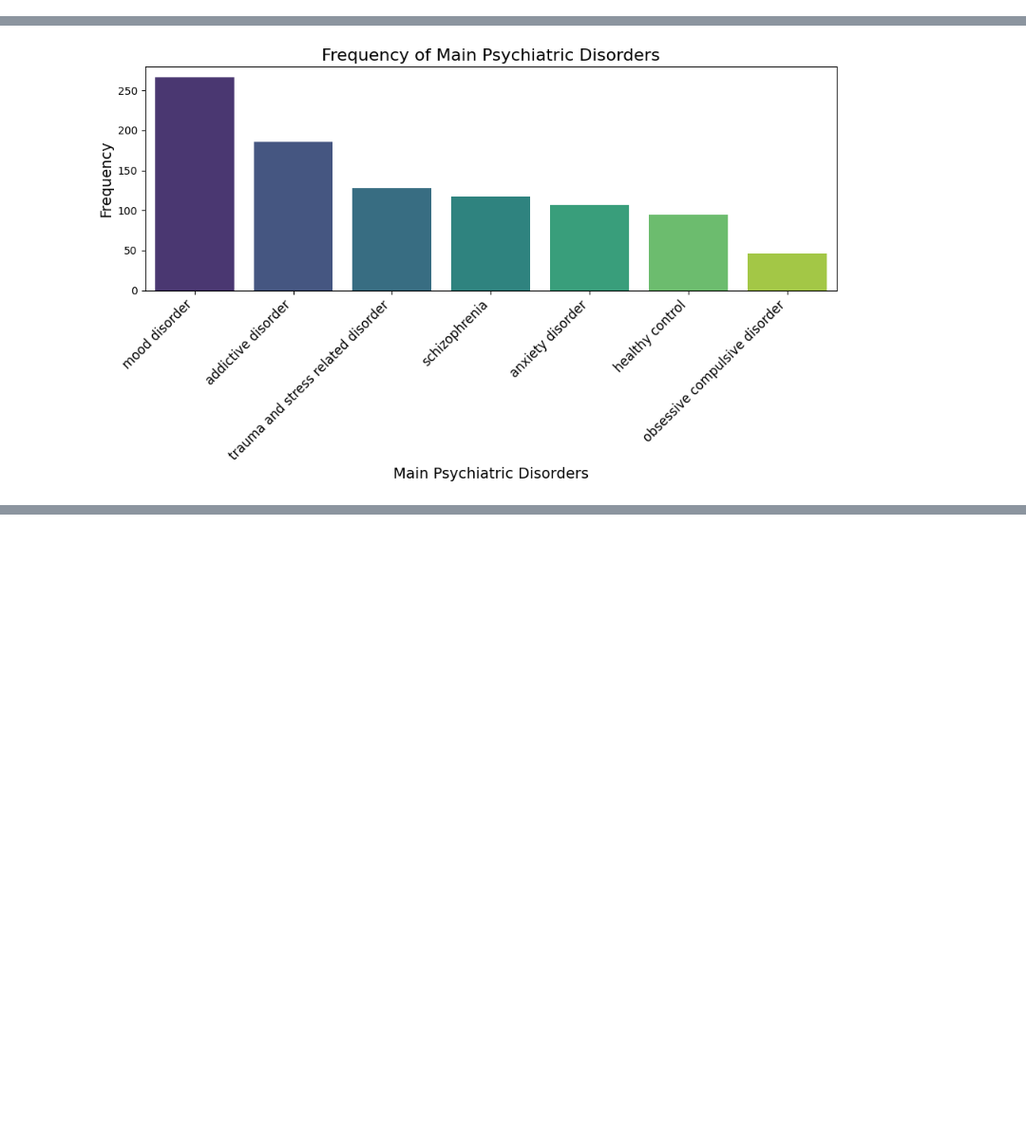
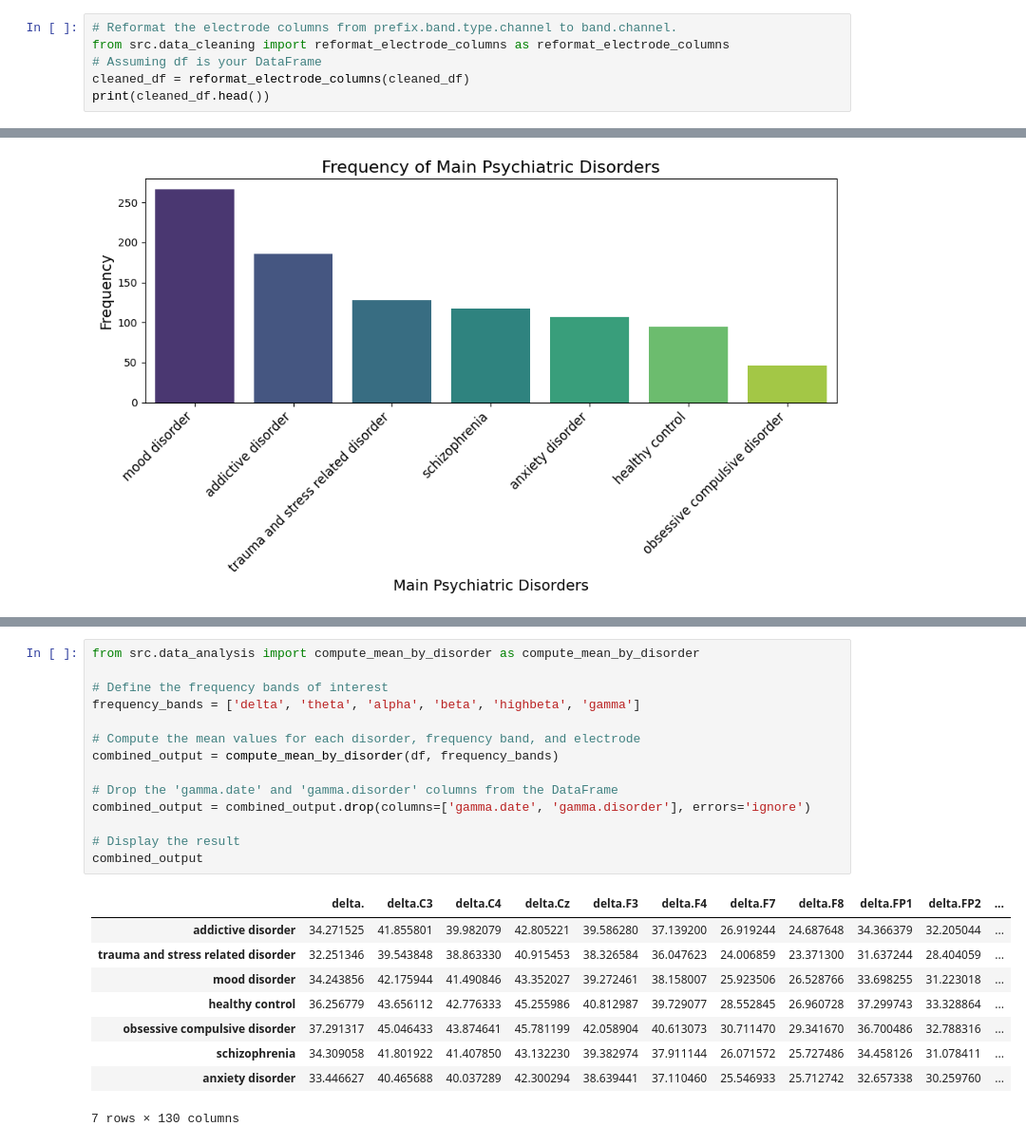
Before and after one commit to ohadgonen/python_final_project, a Jupyter notebook: main.ipynb, the cells around one changed output, grey strips where cells are left out. Shown: that part at 95% size. Saved outputs shown, nothing was run; the diff lists cells and outputs as text; blank space fills up the shorter version.

```diff
--- a/main.ipynb
+++ b/main.ipynb
@@ -86,3 +71,9 @@ from src.data_cleaning import check_for_categorical_outliers as check_for_catego
 check_for_categorical_outliers(cleaned_df)
 # %% [output]
  No rare categories detected in categorical columns.
+# %%
+# Reformat the electrode columns from prefix.band.type.channel to band.channel.
+from src.data_cleaning import reformat_electrode_columns as reformat_electrode_columns
+# Assuming df is your DataFrame
+cleaned_df = reformat_electrode_columns(cleaned_df)
+print(cleaned_df.head())
@@ -145,0 +186,24 @@ weighted avg       0.19      0.17      0.18       189
+# %%
+from src.data_analysis import compute_mean_by_disorder as compute_mean_by_disorder
+
+# Define the frequency bands of interest
+frequency_bands = ['delta', 'theta', 'alpha', 'beta', 'highbeta', 'gamma']
+
+# Compute the mean values for each disorder, frequency band, and electrode
+combined_output = compute_mean_by_disorder(df, frequency_bands)
+
+# Drop the 'gamma.date' and 'gamma.disorder' columns from the DataFrame
+combined_output = combined_output.drop(columns=['gamma.date', 'gamma.disorder'], errors='ignore')
+
+# Display the result
+combined_output
+# %% [output]
+|  | delta. | delta.C3 | delta.C4 | delta.Cz | delta.F3 | delta.F4 | delta.F7 | delta.F8 | delta.FP1 | delta.FP2 | ... |
+| addictive disorder | 34.271525 | 41.855801 | 39.982079 | 42.805221 | 39.586280 | 37.139200 | 26.919244 | 24.687648 | 34.366379 | 32.205044 | ... |
+| trauma and stress related disorder | 32.251346 | 39.543848 | 38.863330 | 40.915453 | 38.326584 | 36.047623 | 24.006859 | 23.371300 | 31.637244 | 28.404059 | ... |
+| mood disorder | 34.243856 | 42.175944 | 41.490846 | 43.352027 | 39.272461 | 38.158007 | 25.923506 | 26.528766 | 33.698255 | 31.223018 | ... |
+| healthy control | 36.256779 | 43.656112 | 42.776333 | 45.255986 | 40.812987 | 39.729077 | 28.552845 | 26.960728 | 37.299743 | 33.328864 | ... |
+| obsessive compulsive disorder | 37.291317 | 45.046433 | 43.874641 | 45.781199 | 42.058904 | 40.613073 | 30.711470 | 29.341670 | 36.700486 | 32.788316 | ... |
+| schizophrenia | 34.309058 | 41.801922 | 41.407850 | 43.132230 | 39.382974 | 37.911144 | 26.071572 | 25.727486 | 34.458126 | 31.078411 | ... |
+| anxiety disorder | 33.446627 | 40.465688 | 40.037289 | 42.300294 | 38.639441 | 37.110460 | 25.546933 | 25.712742 | 32.657338 | 30.259760 | ... |
+7 rows × 130 columns
```
Also changed, not shown: parts of 11 cells of this notebook, 6 other files.
